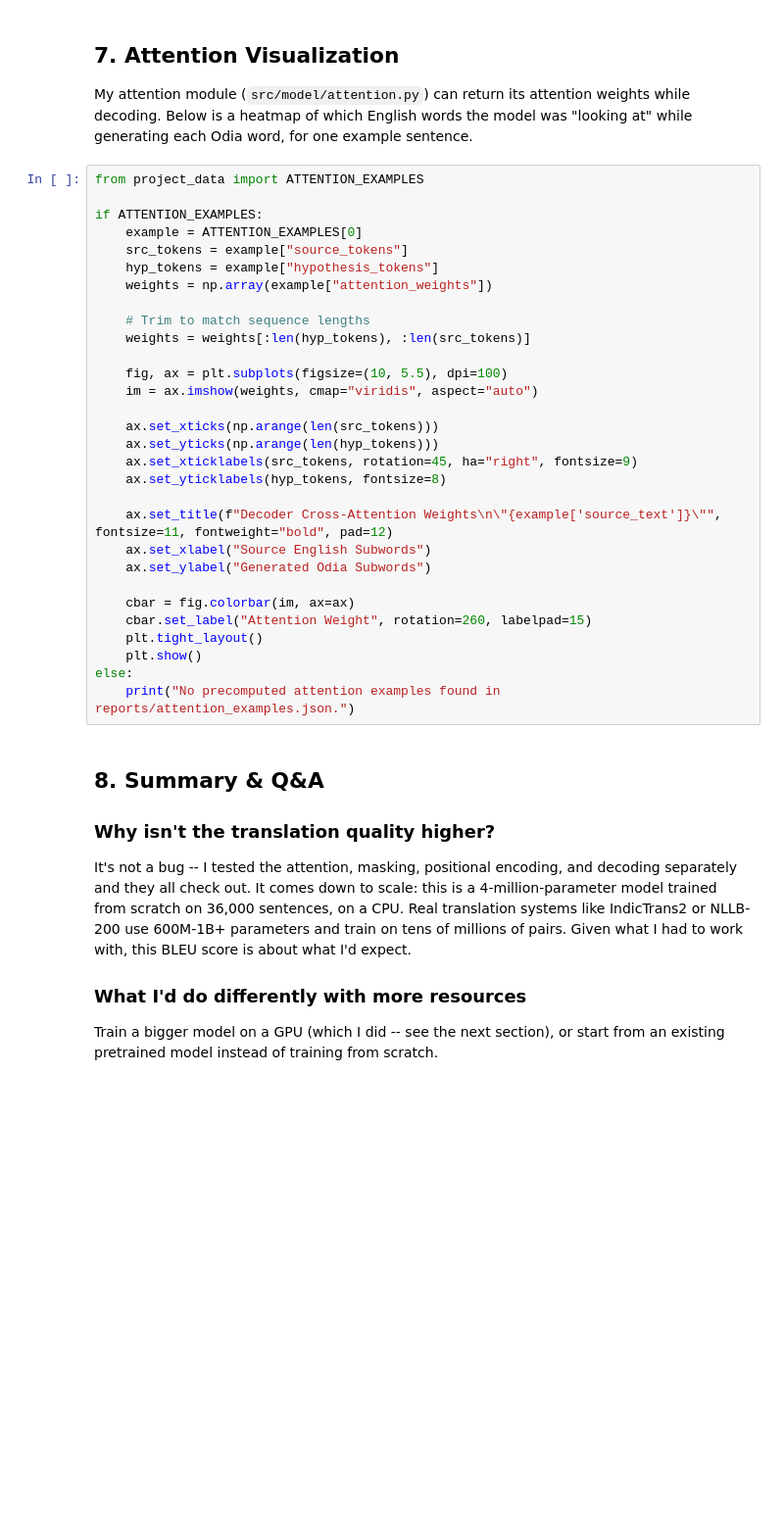
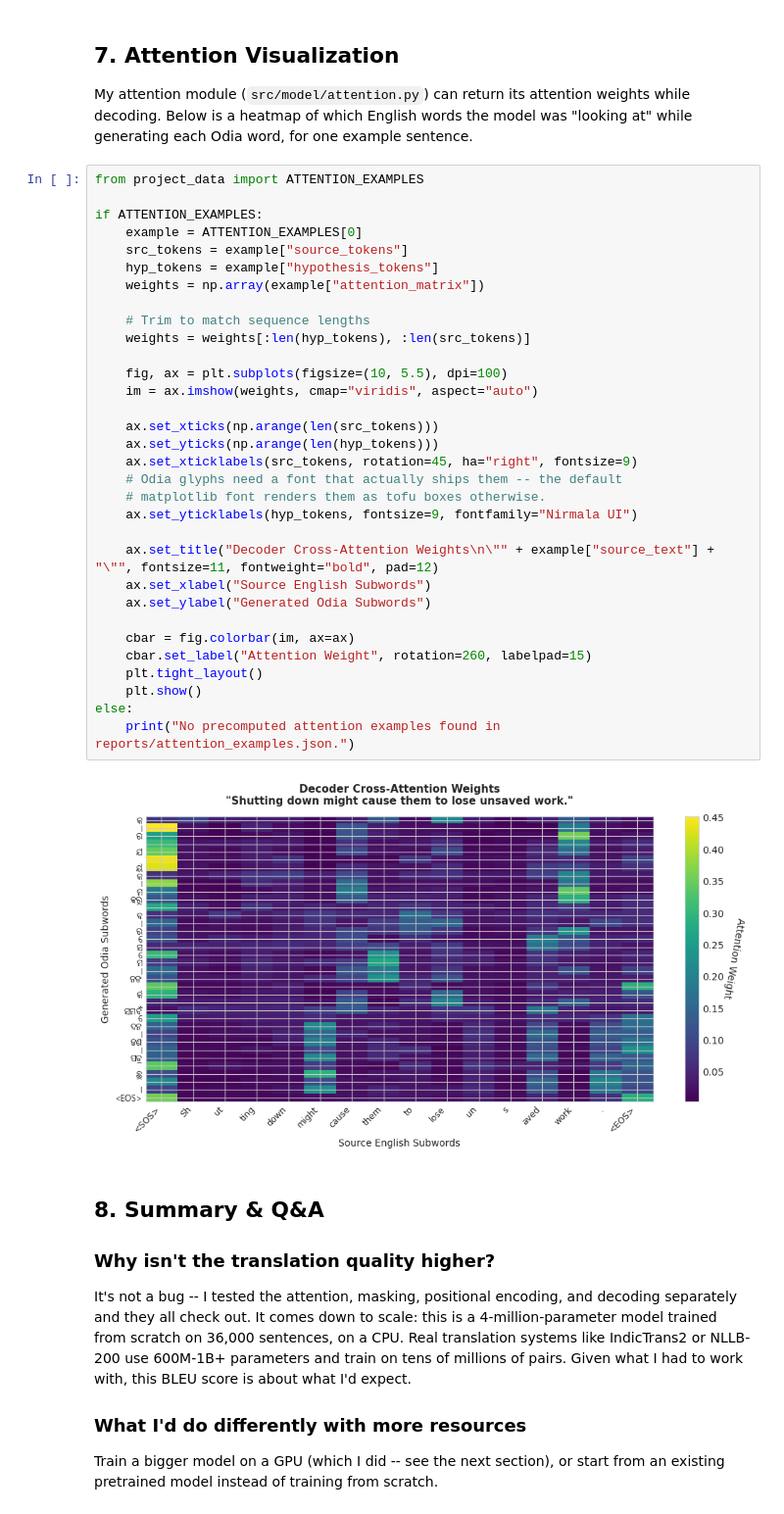
Before and after one commit to Udbhav748/Test-7-Transformer-from-scratch-English-to-Odia-translation, a Jupyter notebook: notebooks/model_parameters_and_results.ipynb, the cells around one changed output. Shown at 98% size. Saved outputs shown, nothing was run; the diff lists cells and outputs as text; blank space fills up the shorter version.

```diff
--- a/notebooks/model_parameters_and_results.ipynb
+++ b/notebooks/model_parameters_and_results.ipynb
@@ -345,33 +400,37 @@ My attention module (`src/model/attention.py`) can return its attention weights
 # %%
 from project_data import ATTENTION_EXAMPLES
 
 if ATTENTION_EXAMPLES:
     example = ATTENTION_EXAMPLES[0]
     src_tokens = example["source_tokens"]
     hyp_tokens = example["hypothesis_tokens"]
-    weights = np.array(example["attention_weights"])
+    weights = np.array(example["attention_matrix"])
 
     # Trim to match sequence lengths
     weights = weights[:len(hyp_tokens), :len(src_tokens)]
 
     fig, ax = plt.subplots(figsize=(10, 5.5), dpi=100)
     im = ax.imshow(weights, cmap="viridis", aspect="auto")
 
     ax.set_xticks(np.arange(len(src_tokens)))
     ax.set_yticks(np.arange(len(hyp_tokens)))
     ax.set_xticklabels(src_tokens, rotation=45, ha="right", fontsize=9)
-    ax.set_yticklabels(hyp_tokens, fontsize=8)
+    # Odia glyphs need a font that actually ships them -- the default
+    # matplotlib font renders them as tofu boxes otherwise.
+    ax.set_yticklabels(hyp_tokens, fontsize=9, fontfamily="Nirmala UI")
 
-    ax.set_title(f"Decoder Cross-Attention Weights\n\"{example['source_text']}\"", fontsize=11, fontweight="bold", pad=12)
+    ax.set_title("Decoder Cross-Attention Weights\n\"" + example["source_text"] + "\"", fontsize=11, fontweight="bold", pad=12)
     ax.set_xlabel("Source English Subwords")
     ax.set_ylabel("Generated Odia Subwords")
 
     cbar = fig.colorbar(im, ax=ax)
     cbar.set_label("Attention Weight", rotation=260, labelpad=15)
     plt.tight_layout()
     plt.show()
 else:
     print("No precomputed attention examples found in reports/attention_examples.json.")
+# %% [output]
+[figure, added]
 # %% [markdown]
 ## 8. Summary & Q&A
 
```
Also changed, not shown: parts of 11 cells of this notebook, 11 other files.
